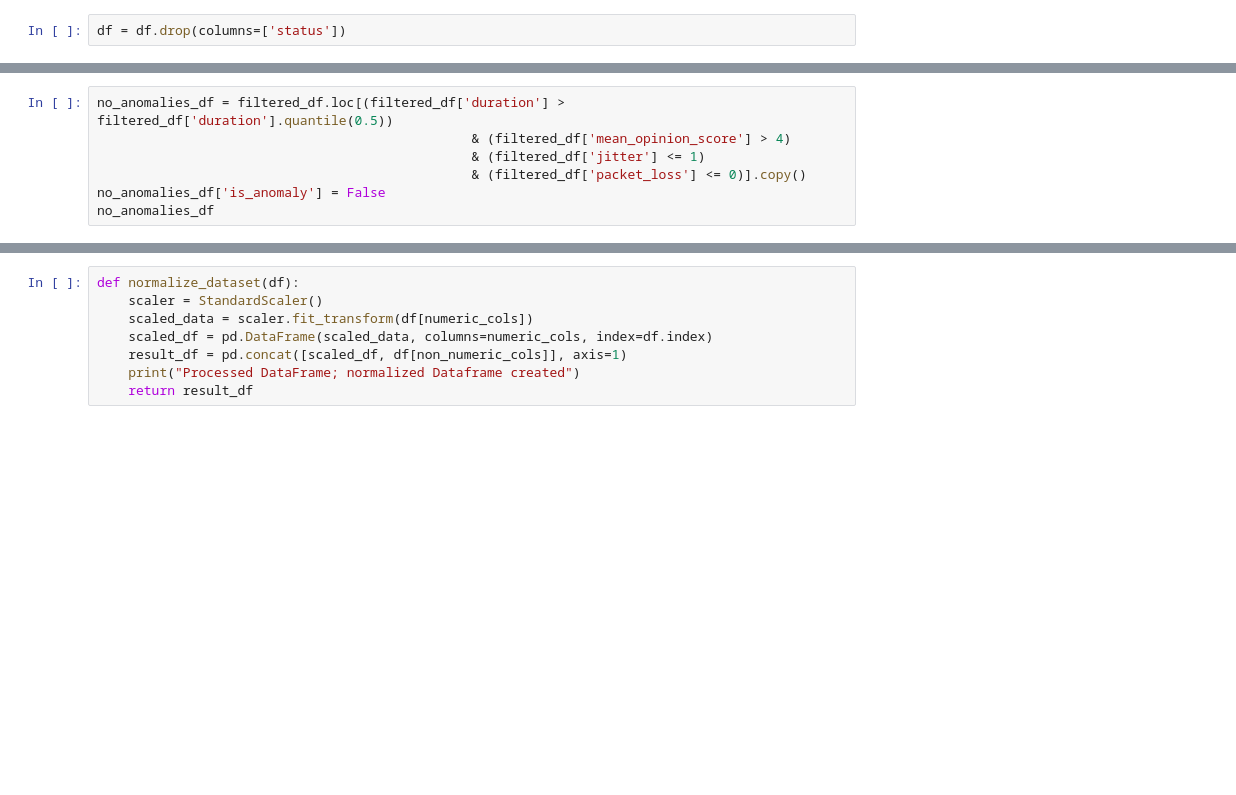
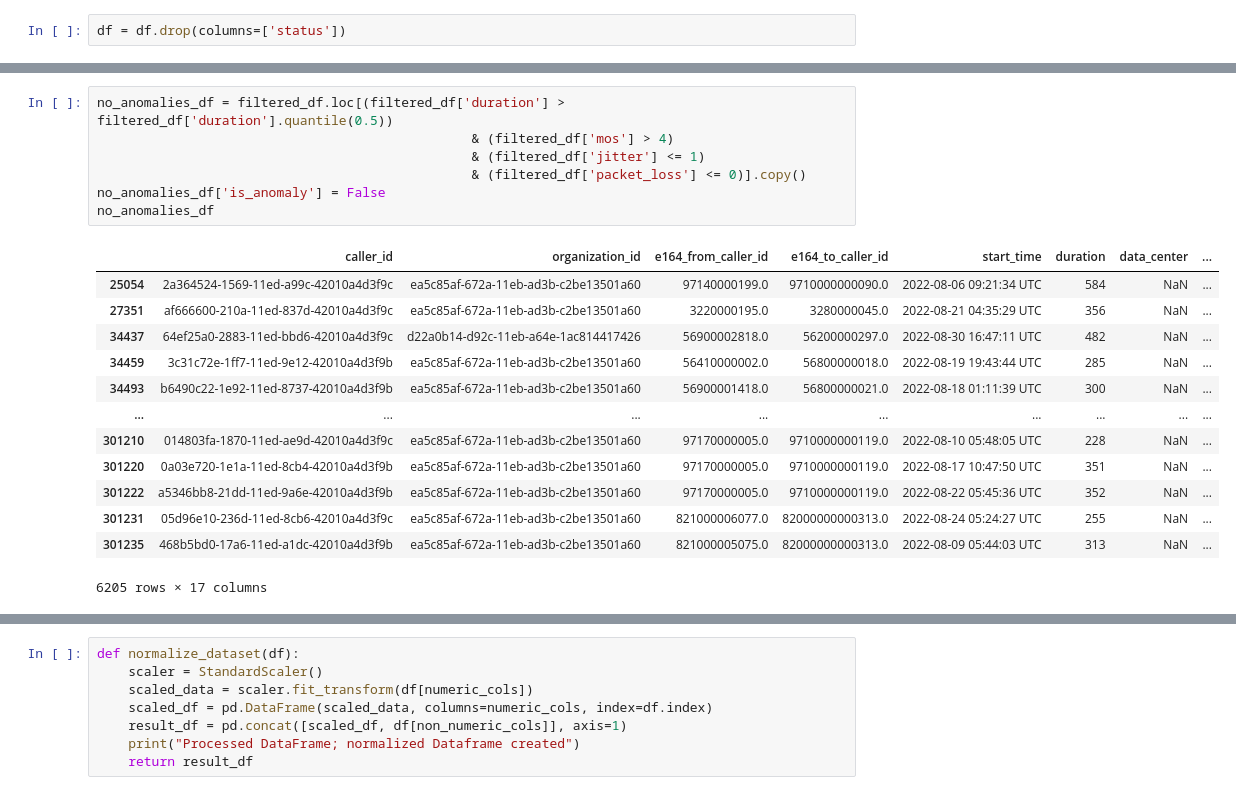
Before and after one commit to doitintl/avoxi-workshop-public, a Jupyter notebook: day-4-model-training/local_autoencoder.ipynb, the cells around one changed output, grey strips where cells are left out. Saved outputs shown, nothing was run; the diff lists cells and outputs as text; blank space fills up the shorter version.

```diff
--- a/day-4-model-training/local_autoencoder.ipynb
+++ b/day-4-model-training/local_autoencoder.ipynb
@@ -126,10 +296,24 @@ anomalies_df
 # %%
 no_anomalies_df = filtered_df.loc[(filtered_df['duration'] > filtered_df['duration'].quantile(0.5))
-                                                & (filtered_df['mean_opinion_score'] > 4)
+                                                & (filtered_df['mos'] > 4)
                                                 & (filtered_df['jitter'] <= 1)
                                                 & (filtered_df['packet_loss'] <= 0)].copy()
 no_anomalies_df['is_anomaly'] = False
 no_anomalies_df
+# %% [output]
+|  | caller_id | organization_id | e164_from_caller_id | e164_to_caller_id | start_time | duration | data_center | ... |
+| 25054 | 2a364524-1569-11ed-a99c-42010a4d3f9c | ea5c85af-672a-11eb-ad3b-c2be13501a60 | 97140000199.0 | 9710000000090.0 | 2022-08-06 09:21:34 UTC | 584 | NaN | ... |
+| 27351 | af666600-210a-11ed-837d-42010a4d3f9c | ea5c85af-672a-11eb-ad3b-c2be13501a60 | 3220000195.0 | 3280000045.0 | 2022-08-21 04:35:29 UTC | 356 | NaN | ... |
+| 34437 | 64ef25a0-2883-11ed-bbd6-42010a4d3f9c | d22a0b14-d92c-11eb-a64e-1ac814417426 | 56900002818.0 | 56200000297.0 | 2022-08-30 16:47:11 UTC | 482 | NaN | ... |
+| 34459 | 3c31c72e-1ff7-11ed-9e12-42010a4d3f9b | ea5c85af-672a-11eb-ad3b-c2be13501a60 | 56410000002.0 | 56800000018.0 | 2022-08-19 19:43:44 UTC | 285 | NaN | ... |
+| 34493 | b6490c22-1e92-11ed-8737-42010a4d3f9b | ea5c85af-672a-11eb-ad3b-c2be13501a60 | 56900001418.0 | 56800000021.0 | 2022-08-18 01:11:39 UTC | 300 | NaN | ... |
+| ... | ... | ... | ... | ... | ... | ... | ... | ... |
+| 301210 | 014803fa-1870-11ed-ae9d-42010a4d3f9c | ea5c85af-672a-11eb-ad3b-c2be13501a60 | 97170000005.0 | 9710000000119.0 | 2022-08-10 05:48:05 UTC | 228 | NaN | ... |
+| 301220 | 0a03e720-1e1a-11ed-8cb4-42010a4d3f9b | ea5c85af-672a-11eb-ad3b-c2be13501a60 | 97170000005.0 | 9710000000119.0 | 2022-08-17 10:47:50 UTC | 351 | NaN | ... |
+| 301222 | a5346bb8-21dd-11ed-9a6e-42010a4d3f9b | ea5c85af-672a-11eb-ad3b-c2be13501a60 | 97170000005.0 | 9710000000119.0 | 2022-08-22 05:45:36 UTC | 352 | NaN | ... |
+| 301231 | 05d96e10-236d-11ed-8cb6-42010a4d3f9c | ea5c85af-672a-11eb-ad3b-c2be13501a60 | 821000006077.0 | 82000000000313.0 | 2022-08-24 05:24:27 UTC | 255 | NaN | ... |
+| 301235 | 468b5bd0-17a6-11ed-a1dc-42010a4d3f9b | ea5c85af-672a-11eb-ad3b-c2be13501a60 | 821000005075.0 | 82000000000313.0 | 2022-08-09 05:44:03 UTC | 313 | NaN | ... |
+6205 rows × 17 columns
 # %%
 contamination = (anomalies_df.shape[0]/(anomalies_df.shape[0] + no_anomalies_df.shape[0]))
 print(f"Contamination: {int(contamination*100)}%")
```
Also changed, not shown: parts of 40 cells of this notebook, 13 other files.
